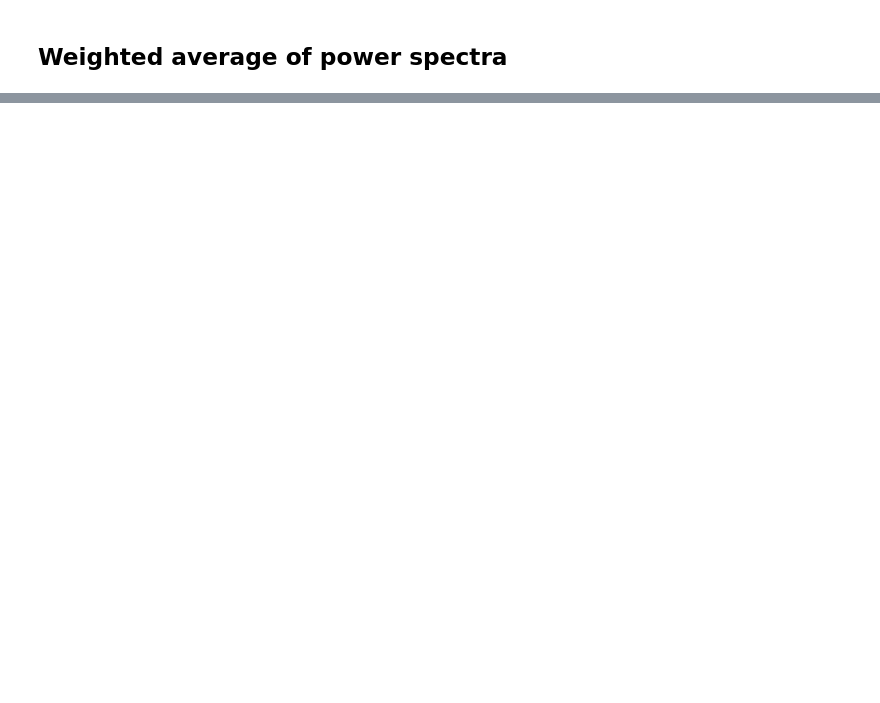
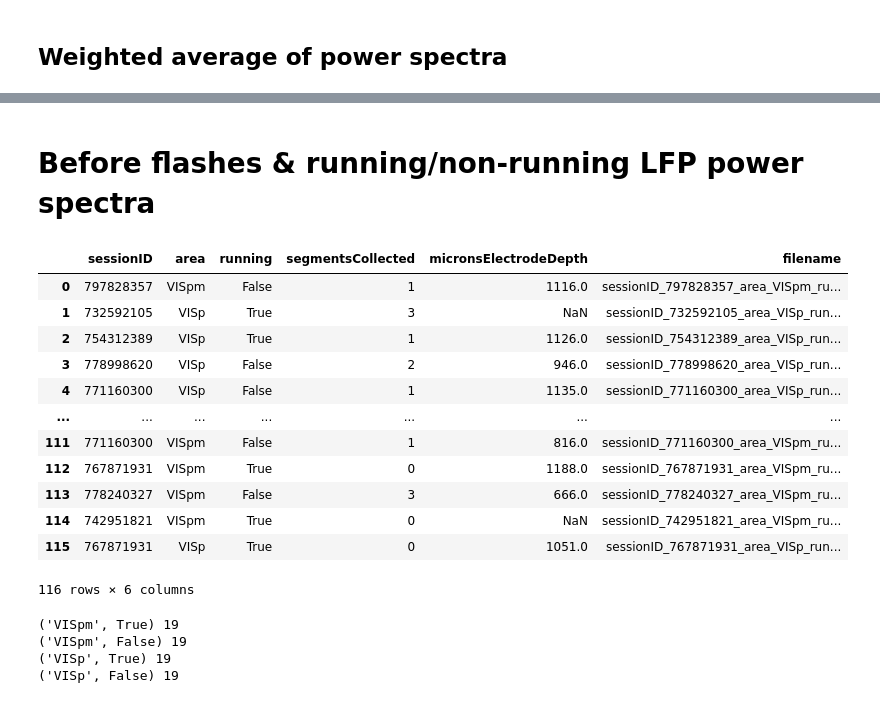
Before and after one commit to ikharitonov/allen-neuropixel-LFPs, a Jupyter notebook: lfp_grand_average/3-power_spectrum_grand_average.ipynb, the cells around one changed output, grey strips where cells are left out. Drawn from its saved outputs; the diff is of its cells as text; code cells hidden in the pictures; blank space fills up the shorter version.

```diff
--- a/lfp_grand_average/3-power_spectrum_grand_average.ipynb
+++ b/lfp_grand_average/3-power_spectrum_grand_average.ipynb
@@ -175,0 +262,25 @@ plt.show()
+# %% [markdown]
+# Before flashes & running/non-running LFP power spectra
+# %%
+path = Path.home() / 'Desktop' / 'disk2' / 'lfp_power_spectra_dump_before_flashes'
+df_filename = 'lfp_ps_parsed_df_before_flashes.pkl'
+weights_column_name = 'segmentsCollected'
+suptitle = 'LFP power spectra of spontaneous block before flashes'
+# %%
+conversion_dict = {'sessionID': lambda x: int(x), 'area': lambda x: x, 'running': lambda x: x, 'segmentsCollected': lambda x: int(x), 'micronsElectrodeDepth': lambda x: tryconvert(x.split('.')[0], np.NaN, int), 'filename': lambda x: x}
+parsed_df = parse_filenames(path, conversion_dict)
+parsed_df
+# %% [output]
+|  | sessionID | area | running | segmentsCollected | micronsElectrodeDepth | filename |
+| 0 | 797828357 | VISpm | False | 1 | 1116.0 | sessionID_797828357_area_VISpm_ru... |
+| 1 | 732592105 | VISp | True | 3 | NaN | sessionID_732592105_area_VISp_run... |
+| 2 | 754312389 | VISp | True | 1 | 1126.0 | sessionID_754312389_area_VISp_run... |
+| 3 | 778998620 | VISp | False | 2 | 946.0 | sessionID_778998620_area_VISp_run... |
+| 4 | 771160300 | VISp | False | 1 | 1135.0 | sessionID_771160300_area_VISp_run... |
+| ... | ... | ... | ... | ... | ... | ... |
+| 111 | 771160300 | VISpm | False | 1 | 816.0 | sessionID_771160300_area_VISpm_ru... |
+| 112 | 767871931 | VISpm | True | 0 | 1188.0 | sessionID_767871931_area_VISpm_ru... |
+| 113 | 778240327 | VISpm | False | 3 | 666.0 | sessionID_778240327_area_VISpm_ru... |
+| 114 | 742951821 | VISpm | True | 0 | NaN | sessionID_742951821_area_VISpm_ru... |
+| 115 | 767871931 | VISp | True | 0 | 1051.0 | sessionID_767871931_area_VISp_run... |
+116 rows × 6 columns
@@ -175,0 +299,12 @@ plt.show()
+# %%
+conditions = [('VISpm', True), ('VISpm', False),
+             ('VISp', True), ('VISp', False)]
+
+for condition in conditions:
+    selected_df = parsed_df[(parsed_df.area==condition[0]) & (parsed_df.running==condition[1])]
+    print(condition, len(selected_df))
+# %% [output]
+('VISpm', True) 19
+('VISpm', False) 19
+('VISp', True) 19
+('VISp', False) 19
```
Also changed, not shown: parts of 29 cells of this notebook.
